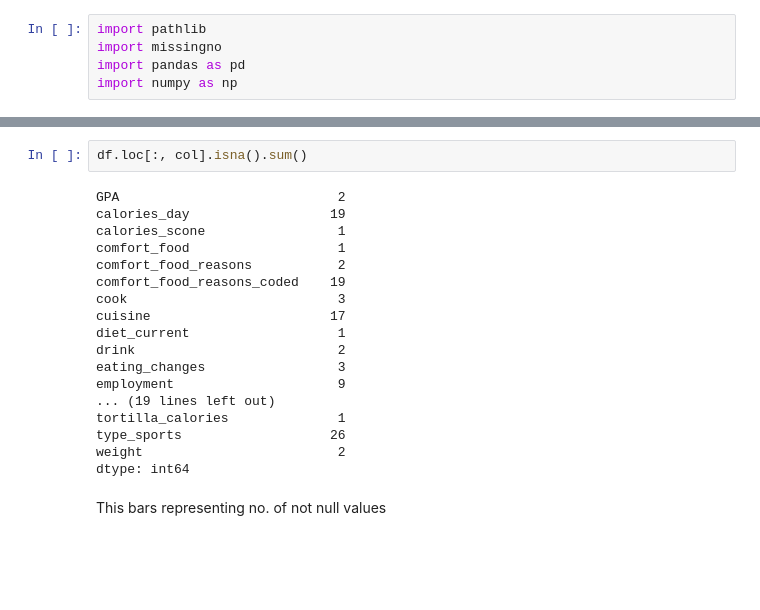
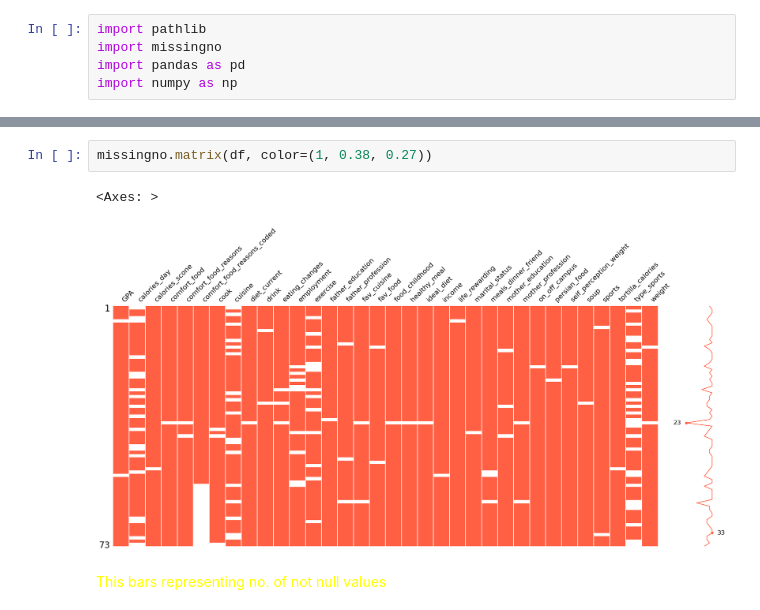
Before and after one commit to ronylpatil/data-preprocessing, a Jupyter notebook: notebooks/missing_values.ipynb, the cells around one changed output, grey strips where cells are left out. Cells and saved outputs as stored; diff of their text form; blank space fills up the shorter version.

```diff
--- a/notebooks/missing_values.ipynb
+++ b/notebooks/missing_values.ipynb
@@ -22,22 +64,8 @@ missingno.matrix(df.loc[:, col])
-# %%
-df.loc[:, col].isna().sum()
-# %% [output]
-GPA                            2
-calories_day                  19
-calories_scone                 1
-comfort_food                   1
-comfort_food_reasons           2
-comfort_food_reasons_coded    19
-cook                           3
-cuisine                       17
-diet_current                   1
-drink                          2
-eating_changes                 3
-employment                     9
-... (19 lines left out)
-tortilla_calories              1
-type_sports                   26
-weight                         2
-dtype: int64
+# %%
+missingno.matrix(df, color=(1, 0.38, 0.27))
+# %% [output]
+<Axes: >
+[figure, added]
 # %% [markdown]
+<Font color = 'yellow'>
 This bars representing no. of not null values
```
Also changed, not shown: parts of 20 cells of this notebook.
